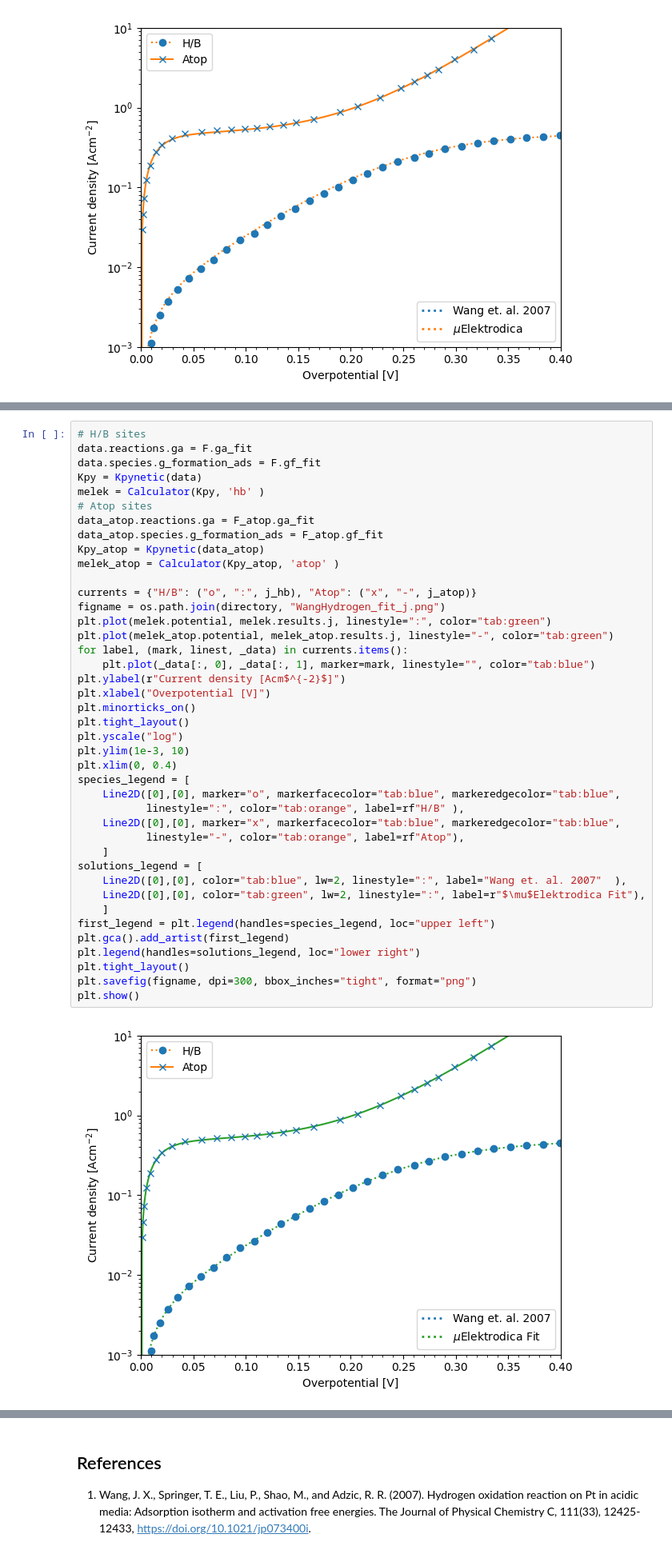
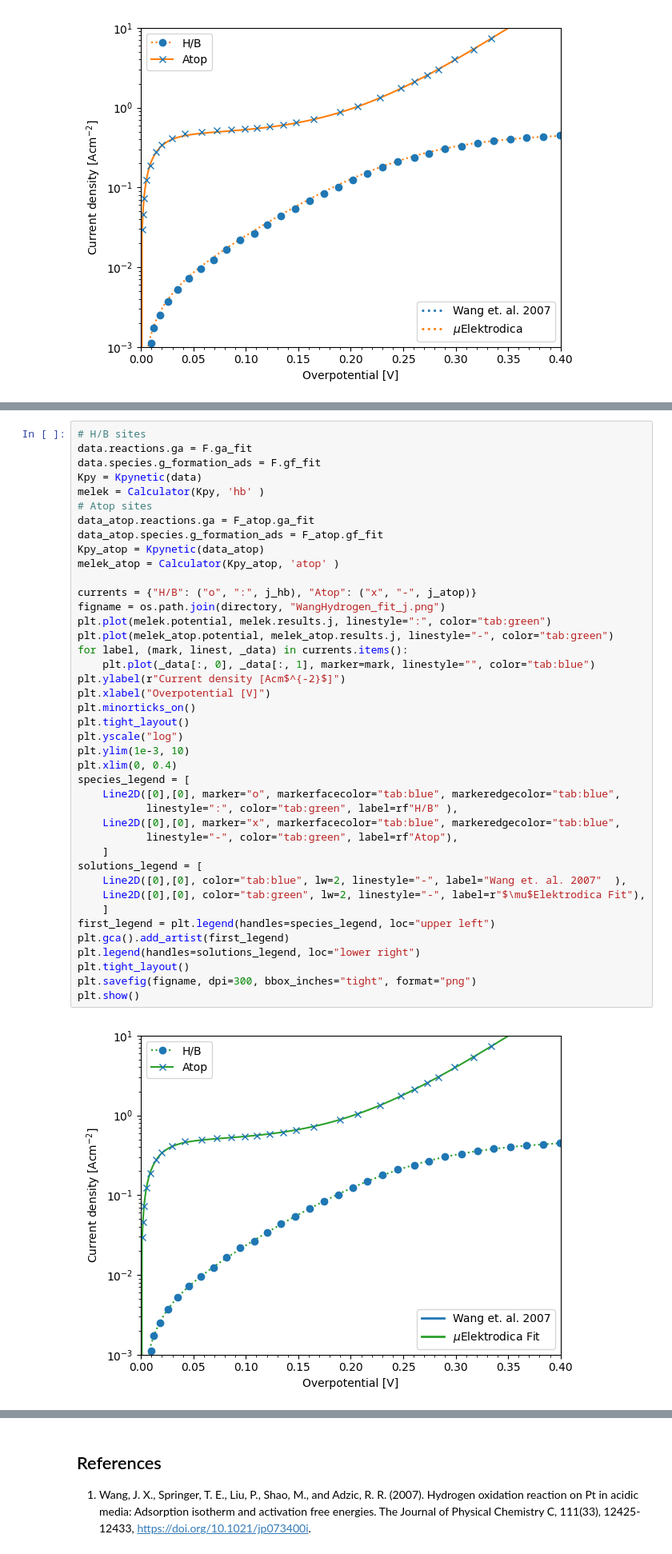
Before and after one commit to CarlosBaqueiro/MicroElektrodica, a Jupyter notebook: tutorials/melektrodica_tutorial_hydrogen.ipynb, the cells around one changed output, grey strips where cells are left out. Shown at 80% size. Cells and saved outputs as stored; diff of their text form.

```diff
--- a/tutorials/melektrodica_tutorial_hydrogen.ipynb
+++ b/tutorials/melektrodica_tutorial_hydrogen.ipynb
@@ -229,35 +229,35 @@ data_atop.reactions.ga = F_atop.ga_fit
 data_atop.species.g_formation_ads = F_atop.gf_fit
 Kpy_atop = Kpynetic(data_atop)
 melek_atop = Calculator(Kpy_atop, 'atop' )
 
 currents = {"H/B": ("o", ":", j_hb), "Atop": ("x", "-", j_atop)}
 figname = os.path.join(directory, "WangHydrogen_fit_j.png")
 plt.plot(melek.potential, melek.results.j, linestyle=":", color="tab:green")
 plt.plot(melek_atop.potential, melek_atop.results.j, linestyle="-", color="tab:green")
 for label, (mark, linest, _data) in currents.items():
     plt.plot(_data[:, 0], _data[:, 1], marker=mark, linestyle="", color="tab:blue")
 plt.ylabel(r"Current density [Acm$^{-2}$]")
 plt.xlabel("Overpotential [V]")
 plt.minorticks_on()
 plt.tight_layout()
 plt.yscale("log")
 plt.ylim(1e-3, 10)
 plt.xlim(0, 0.4)
 species_legend = [
     Line2D([0],[0], marker="o", markerfacecolor="tab:blue", markeredgecolor="tab:blue",
-           linestyle=":", color="tab:orange", label=rf"H/B" ),
+           linestyle=":", color="tab:green", label=rf"H/B" ),
     Line2D([0],[0], marker="x", markerfacecolor="tab:blue", markeredgecolor="tab:blue",
-           linestyle="-", color="tab:orange", label=rf"Atop"),
+           linestyle="-", color="tab:green", label=rf"Atop"),
     ]
 solutions_legend = [
-    Line2D([0],[0], color="tab:blue", lw=2, linestyle=":", label="Wang et. al. 2007"  ),
-    Line2D([0],[0], color="tab:green", lw=2, linestyle=":", label=r"$\mu$Elektrodica Fit"),
+    Line2D([0],[0], color="tab:blue", lw=2, linestyle="-", label="Wang et. al. 2007"  ),
+    Line2D([0],[0], color="tab:green", lw=2, linestyle="-", label=r"$\mu$Elektrodica Fit"),
     ]
 first_legend = plt.legend(handles=species_legend, loc="upper left")
 plt.gca().add_artist(first_legend)
 plt.legend(handles=solutions_legend, loc="lower right")
 plt.tight_layout()
 plt.savefig(figname, dpi=300, bbox_inches="tight", format="png")
 plt.show()
 # %% [output]
-[figure, old version]
+[figure, new version]
```
Also changed, not shown: parts of 4 cells of this notebook, 2 other files.
